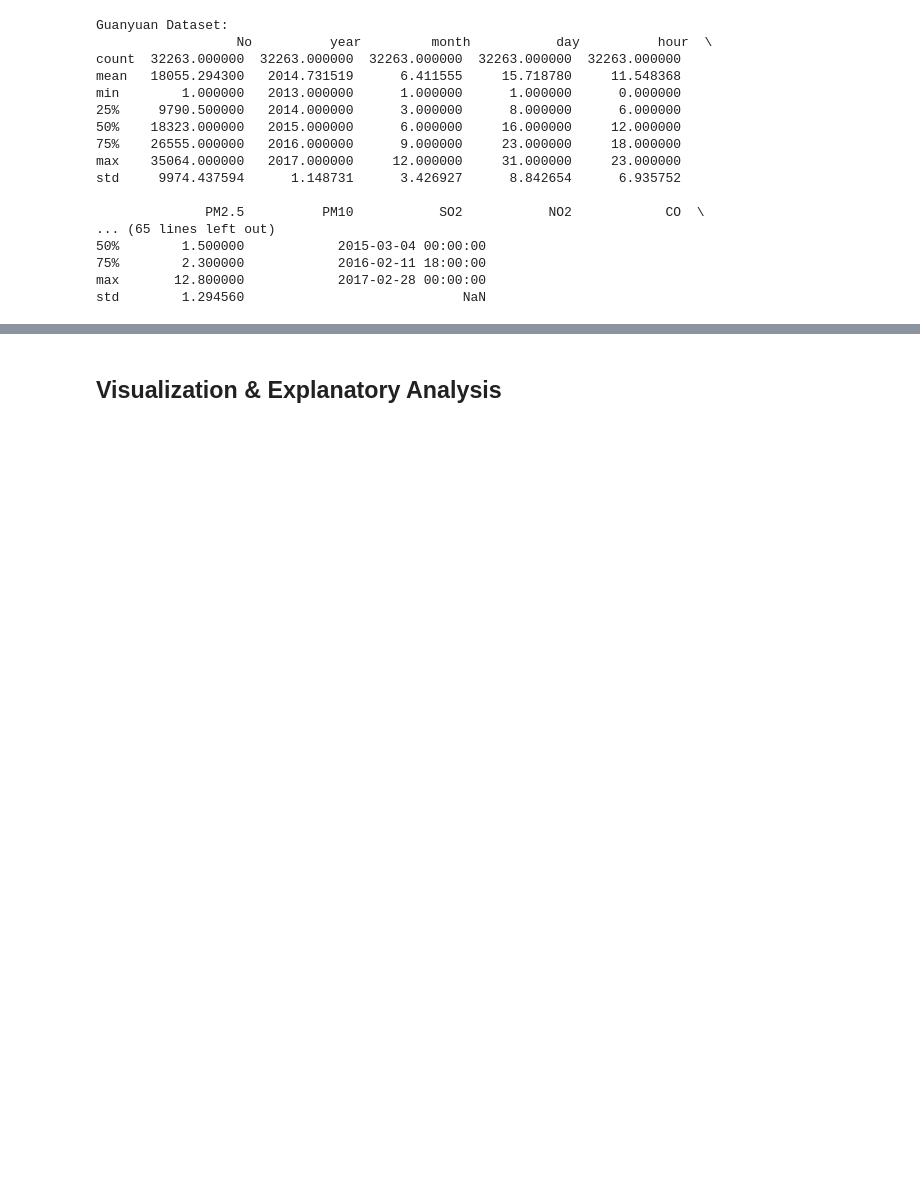
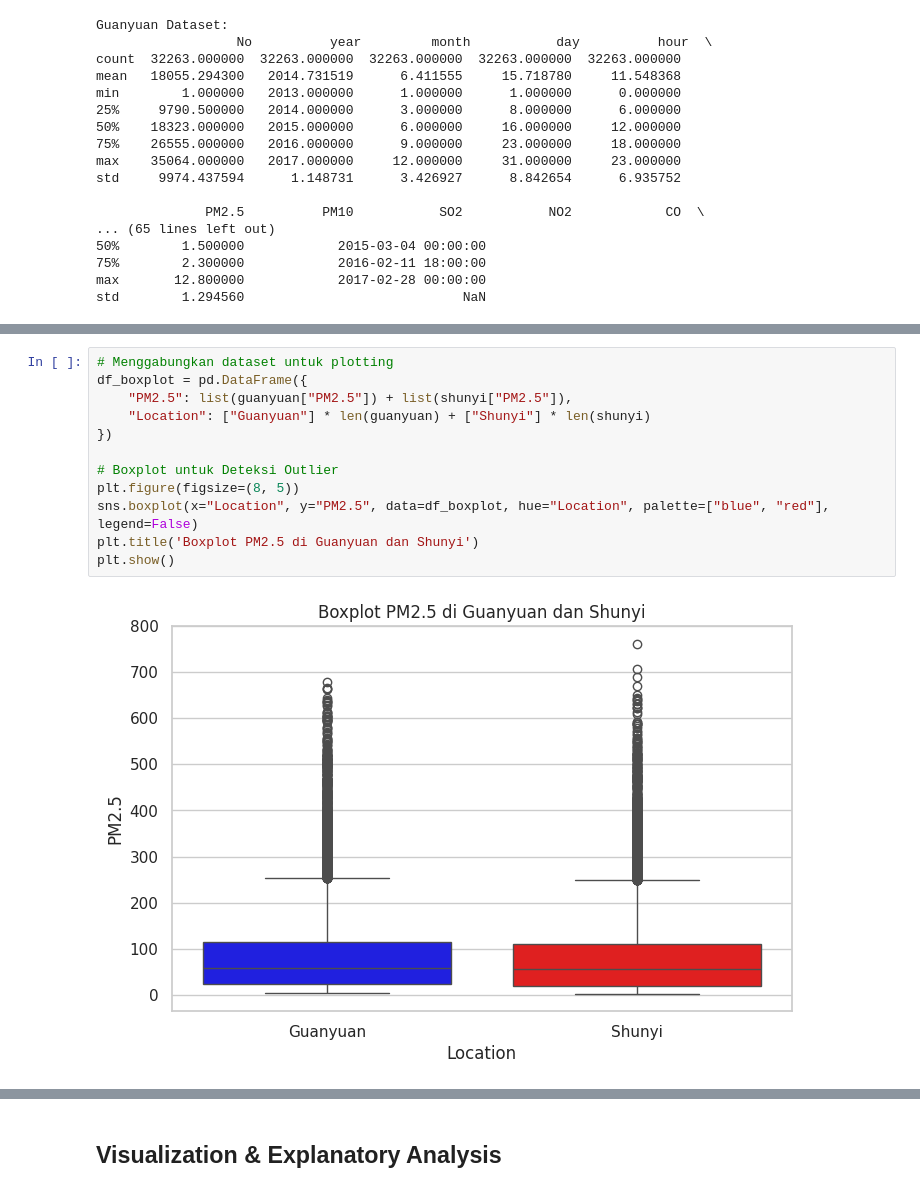
Before and after one commit to GirvanAzharXD/Analisis-Kualitas-Udara, a Jupyter notebook: Proyek_Analisis_Data.ipynb, the cells around one changed output, grey strips where cells are left out. Drawn from its saved outputs; the diff is of its cells as text; blank space fills up the shorter version.

```diff
--- a/Proyek_Analisis_Data.ipynb
+++ b/Proyek_Analisis_Data.ipynb
@@ -178,0 +184,14 @@ Proses konversi waktu membantu dalam memastikan data memiliki rentang waktu yang
+# %%
+# Menggabungkan dataset untuk plotting
+df_boxplot = pd.DataFrame({
+    "PM2.5": list(guanyuan["PM2.5"]) + list(shunyi["PM2.5"]),
+    "Location": ["Guanyuan"] * len(guanyuan) + ["Shunyi"] * len(shunyi)
+})
+
+# Boxplot untuk Deteksi Outlier
+plt.figure(figsize=(8, 5))
+sns.boxplot(x="Location", y="PM2.5", data=df_boxplot, hue="Location", palette=["blue", "red"], legend=False)
+plt.title('Boxplot PM2.5 di Guanyuan dan Shunyi')
+plt.show()
+# %% [output]
+[figure, added]
```
Also changed, not shown: parts of 16 cells of this notebook.
